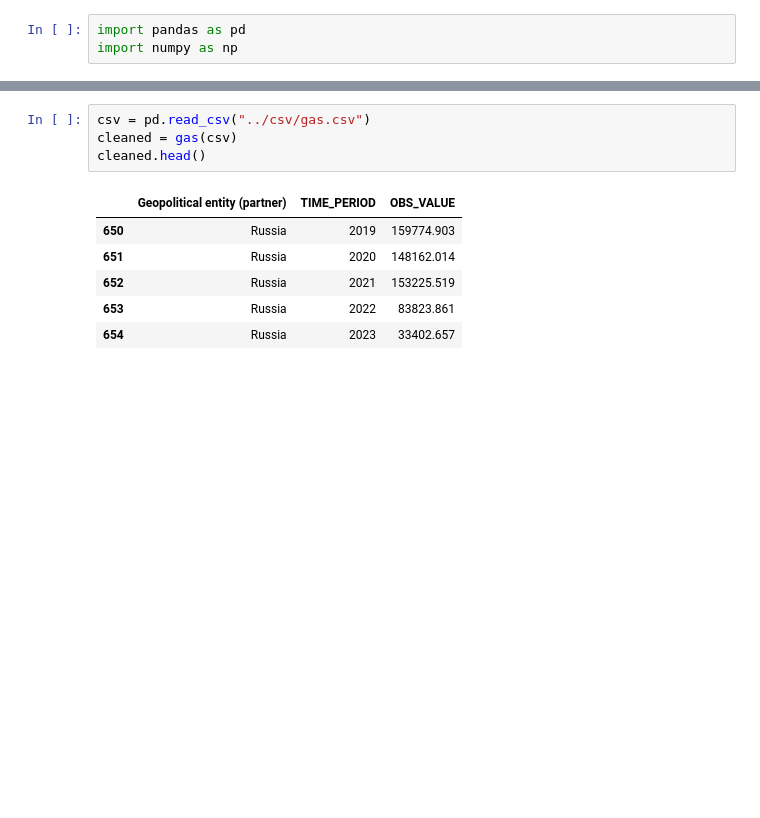
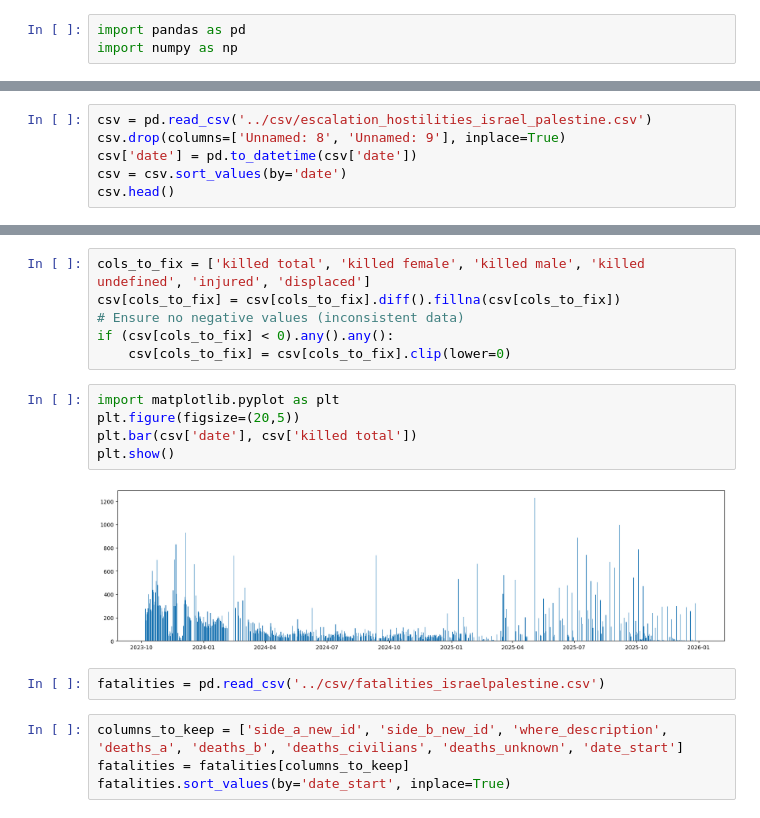
Before and after one commit to girofex/Data-Visualization-project, a Jupyter notebook: data/preprocessing/preprocessing2.ipynb, the cells around one changed output, grey strips where cells are left out. Saved outputs shown, nothing was run; the diff lists cells and outputs as text; blank space fills up the shorter version.

```diff
--- a/data/preprocessing/preprocessing2.ipynb
+++ b/data/preprocessing/preprocessing2.ipynb
@@ -13,0 +6,6 @@ def gas(df):
+# %%
+csv = pd.read_csv('../csv/escalation_hostilities_israel_palestine.csv')
+csv.drop(columns=['Unnamed: 8', 'Unnamed: 9'], inplace=True)
+csv['date'] = pd.to_datetime(csv['date'])
+csv = csv.sort_values(by='date')
+csv.head()
@@ -14,11 +19,19 @@ def gas(df):
+# %%
+cols_to_fix = ['killed total', 'killed female', 'killed male', 'killed undefined', 'injured', 'displaced']
+csv[cols_to_fix] = csv[cols_to_fix].diff().fillna(csv[cols_to_fix])
+# Ensure no negative values (inconsistent data)
+if (csv[cols_to_fix] < 0).any().any():
+	csv[cols_to_fix] = csv[cols_to_fix].clip(lower=0)
+# %%
+import matplotlib.pyplot as plt
+plt.figure(figsize=(20,5))
+plt.bar(csv['date'], csv['killed total'])
+plt.show()
+# %% [output]
+[figure, added]
 # %%
-csv = pd.read_csv("../csv/gas.csv")
-cleaned = gas(csv)
-cleaned.head()
+fatalities = pd.read_csv('../csv/fatalities_israelpalestine.csv')
-# %% [output]
-|  | Geopolitical entity (partner) | TIME_PERIOD | OBS_VALUE |
-| 650 | Russia | 2019 | 159774.903 |
-| 651 | Russia | 2020 | 148162.014 |
-| 652 | Russia | 2021 | 153225.519 |
-| 653 | Russia | 2022 | 83823.861 |
-| 654 | Russia | 2023 | 33402.657 |
+# %%
+columns_to_keep = ['side_a_new_id', 'side_b_new_id', 'where_description', 'deaths_a', 'deaths_b', 'deaths_civilians', 'deaths_unknown', 'date_start']
+fatalities = fatalities[columns_to_keep]
+fatalities.sort_values(by='date_start', inplace=True)
```
Also changed, not shown: parts of 8 cells of this notebook, 7 other files.
